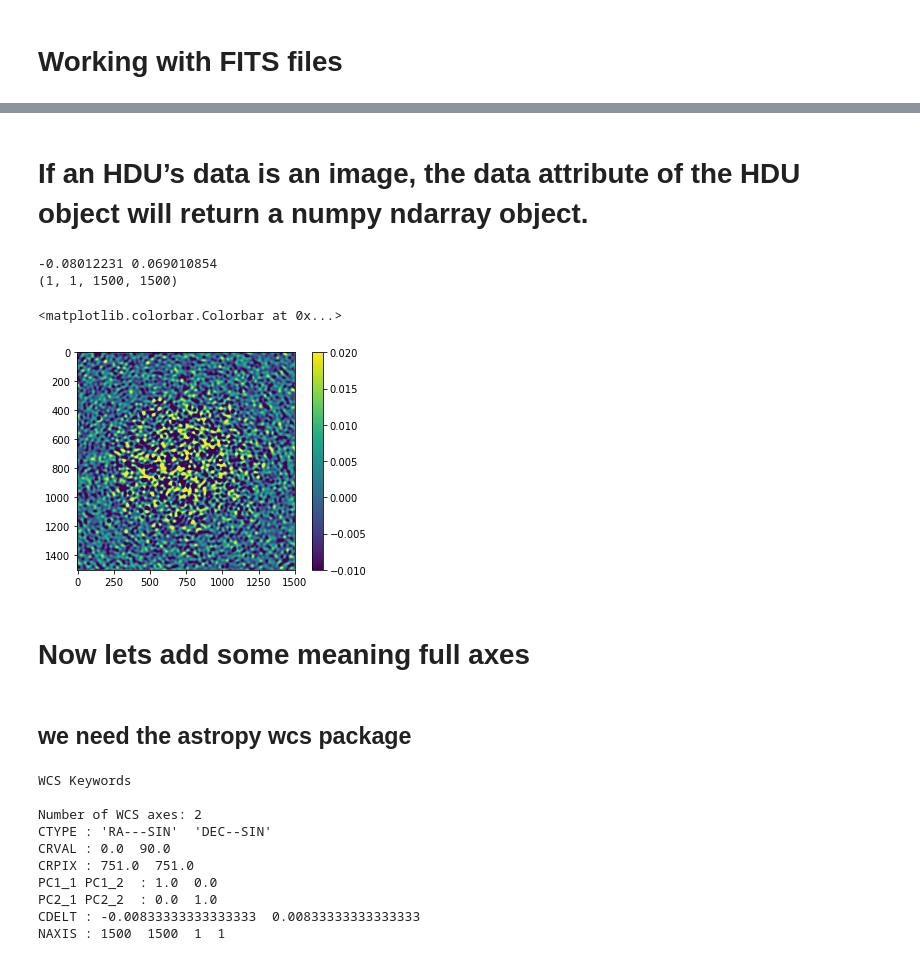
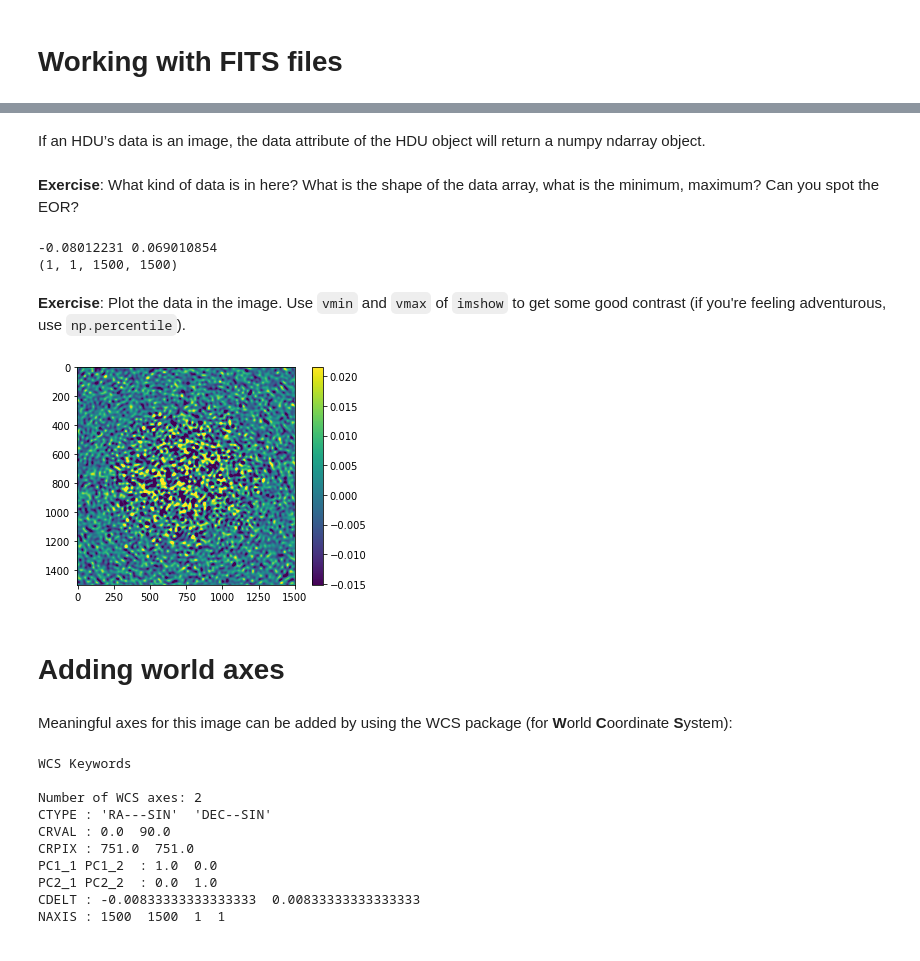
Before and after one commit to lofar-astron/astropytutorial, a Jupyter notebook: working with fits files.ipynb, the cells around one changed output, grey strips where cells are left out. Drawn from its saved outputs; the diff is of its cells as text; code cells hidden in the pictures.

```diff
--- a/working with fits files.ipynb
+++ b/working with fits files.ipynb
@@ -13 +11,5 @@ fitsfiles = sorted(glob.glob("data/*fits"))
+# %%
+fitsfiles = ["L246309-SB{sb:03d}-UV50_250_natural-I-image_reweighted.fits".format(sb=sb) for sb in range(98,120)]
+# %%
+fits_prefix = "ftp://ftp.astron.nl/outgoing/mevius/fitsfiles/eordata/"
 # %% [markdown]
@@ -15,4 +17,4 @@ fitsfiles = sorted(glob.glob("data/*fits"))
 # %%
-hdu_list =  fits.open(fitsfiles[0])
+hdu_list =  fits.open(fits_prefix + fitsfiles[0])
 hdu_list.info()
 # %% [output]
@@ -42,4 +54,4 @@ HISTORY P/images/L246309_np//L246309-SB098-UV50_250_natural /net/node101/data/us
 HISTORY ers/lofareor/for_Mevius/L246309_SB_098_164/L246309_SAP000_SB098_uv_003_N
 HISTORY P.MS
 # %% [markdown]
-# If an HDU’s data is an image, the data attribute of the HDU object will return a numpy ndarray object.
+If an HDU’s data is an image, the data attribute of the HDU object will return a numpy ndarray object.
@@ -46 +60,3 @@ HISTORY P.MS
+# %% [markdown]
+**Exercise**: What kind of data is in here? What is the shape of the data array, what is the minimum, maximum? Can you spot the EOR?
 # %%
@@ -50,17 +65,18 @@ print (data.shape)
 # %% [output]
 -0.08012231 0.069010854
 (1, 1, 1500, 1500)
+# %% [markdown]
+**Exercise**: Plot the data in the image. Use `vmin` and `vmax` of `imshow` to get some good contrast (if you're feeling adventurous, use `np.percentile`).
 # %%
-fig,ax=plt.subplots()
-plt.imshow(data.squeeze(),vmin=-0.01,vmax=0.02)
-plt.colorbar()
+fig, ax = plt.subplots()
+cax = ax.imshow(data.squeeze(), vmin=np.percentile(data, 5), vmax=np.percentile(data, 98));
+fig.colorbar(cax);
 # %% [output]
-<matplotlib.colorbar.Colorbar at 0x...>
-[figure, old version]
+[figure, new version]
-# %% [markdown]
-# Now lets add some meaning full axes
-# %% [markdown]
-## we need the astropy wcs package
+# %% [markdown]
+# Adding world axes
+# %% [markdown]
+Meaningful axes for this image can be added by using the WCS package (for **W**orld **C**oordinate **S**ystem):
 # %%
 from astropy import wcs
 # %%
```
Also changed, not shown: parts of 23 cells of this notebook.
